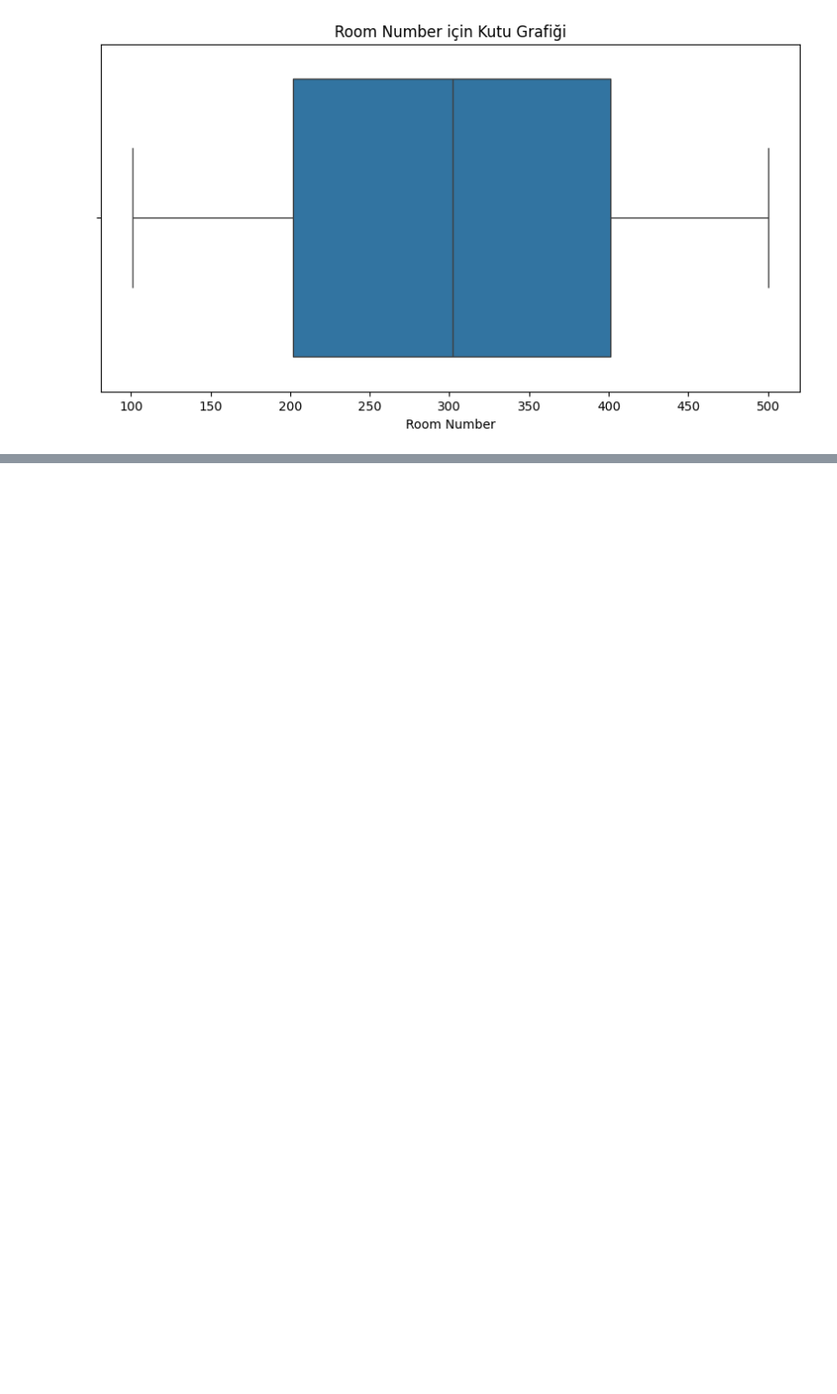
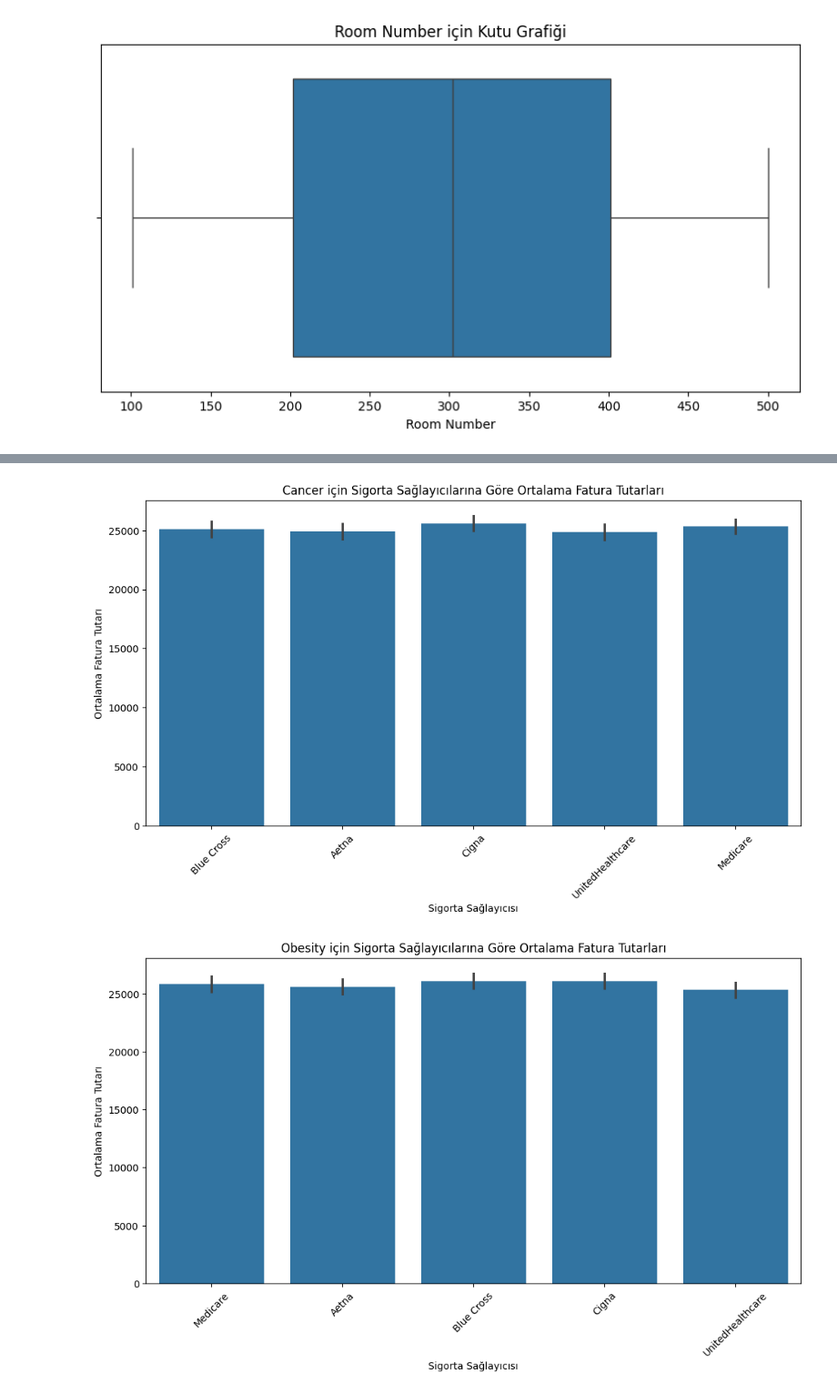
Before and after one commit to elifkaradenizz/sigorta-saglayici-analizi, a Jupyter notebook: SigortaSağlayıcıAnalizi.ipynb, the cells around one changed output, grey strips where cells are left out. Shown at 91% size. Drawn from its saved outputs; the diff is of its cells as text; code cells hidden in the pictures; blank space fills up the shorter version.

Commit message:
Ele aldığımız 3 sütun arasındaki bağlantılar incelendi.

```diff
--- a/SigortaSağlayıcıAnalizi.ipynb
+++ b/SigortaSağlayıcıAnalizi.ipynb
@@ -270,0 +303,23 @@ for column in numeric_df.columns:
+# %%
+import pandas as pd
+import seaborn as sns
+import matplotlib.pyplot as plt
+
+# Her tıbbi durum için çubuk grafik oluştur
+medical_conditions = df['Medical Condition'].unique()#unique eşsiz değerleri saydırır.
+
+for condition in medical_conditions:
+    plt.figure(figsize=(12, 6))
+    condition_df = df[df['Medical Condition'] == condition] #Bu satır, df veri çerçevesini kullanarak yalnızca mevcut condition tıbbi durumu için olan verileri filtreler.
+    # Burada df['Medical Condition'] == condition ifadesi, df veri çerçevesindeki Medical Condition sütununda condition ile eşleşen satırları seçer
+
+
+    sns.barplot(x='Insurance Provider', y='Billing Amount', data=condition_df)
+    plt.title(f'{condition} için Sigorta Sağlayıcılarına Göre Ortalama Fatura Tutarları')
+    plt.xlabel('Sigorta Sağlayıcısı')
+    plt.ylabel('Ortalama Fatura Tutarı')
+    plt.xticks(rotation=45)
+    plt.show()
+# %% [output]
+[figure, added]
+[figure, added]
```
Also changed, not shown: parts of 4 cells of this notebook.
